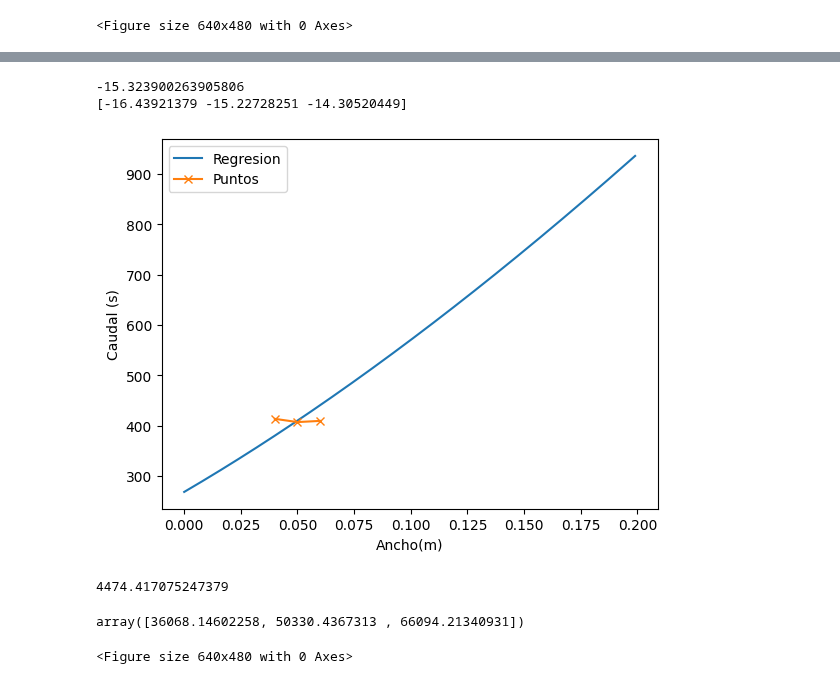
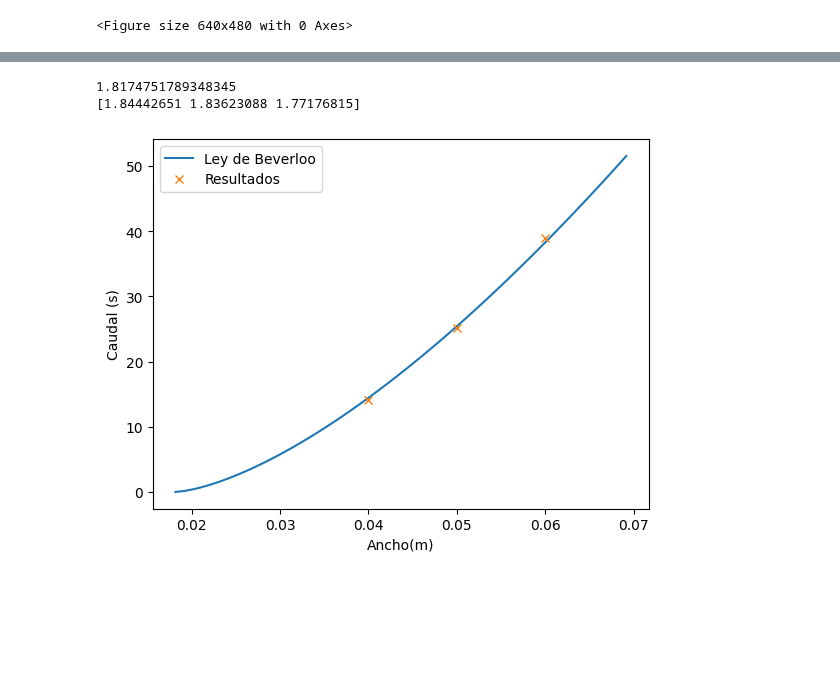
Before and after one commit to shadad00/Simulacion-de-sistemas, a Jupyter notebook: notebooks/TP5.ipynb, the cells around one changed output, grey strips where cells are left out. Cells and saved outputs as stored; diff of their text form; code cells hidden in the pictures; blank space fills up the shorter version.

```diff
--- a/notebooks/TP5.ipynb
+++ b/notebooks/TP5.ipynb
@@ -126,7 +124,7 @@ plot_discharge_line()
 # %%
 def get_caudal_by_gap():
     path = f"{BASE_PATH}/"
-    gaps = [4, 5, 6]
+    gaps = [0.04, 0.05, 0.06]
     caudales = []
     result = {}
     result_map = {}
@@ -141,7 +139,7 @@ def get_caudal_by_gap():
     result["q"] = caudales
 
 
-    # plot_map("fluxVsAncho.png", result_map, "Ancho(cm)", "Caudal(s)", False)
+    plot_map("fluxVsAncho.png", result_map, "Ancho(cm)", "Caudal(s)", False)
 
     return result
 # %%
@@ -174,13 +156,13 @@ def linear_func(d, c):
 def plot_beverloo(points,c):
     B = (200 /(0.7 * 0.2)) * np.sqrt(9.81)
     r = 0.01
-    x = np.arange(0, 0.2, 0.001)
+    x = np.arange(c*r, 0.07, 0.001)
     y = B * ((x-c*r)**1.5)
     x_p = [p[0] for p in points]
     y_p = [p[1] for p in points]
 
-    plt.plot(x,y, label='Regresion')
-    plt.plot(x_p, y_p, marker='x', label='Puntos')
+    plt.plot(x,y, label='Ley de Beverloo')
+    plt.plot(x_p, y_p, marker='x', linestyle='None',label='Resultados')
     plt.xlabel('Ancho(m)')
     plt.ylabel('Caudal (s)')
     # plot(points)
@@ -189,41 +171,26 @@ def plot_beverloo(points,c):
 # %%
 dictio = get_caudal_by_gap()
 D = dictio["d"]
 Q = dictio["q"]
-D = np.array(D)/100 #pasando a centimetros
+D = np.array(D) #pasando a centimetros
 B = (200 /(0.7 * 0.2)) * np.sqrt(9.81)
 Q_despejado = np.exp((np.log(Q/B))/(1.5))
 
 popt, _ = curve_fit(linear_func, D, Q_despejado)
 b_opt = popt[0] # c que aproxima.
 print(b_opt)
 c_despejado = (D - Q_despejado)/(0.01)
 print(c_despejado)
 
 points = []
 for d,q in zip(D,Q):
     points.append((d,q))
 
 plot_beverloo(points,b_opt)
 # %% [output]
--15.323900263905806
-[-16.43921379 -15.22728251 -14.30520449]
+1.8174751789348345
+[1.84442651 1.83623088 1.77176815]
-[figure, old version]
+[figure, new version]
-# %%
-dictio = get_caudal_by_gap()
-B = (200 /(0.7 * 0.2)) * np.sqrt(9.81)
-print(B)
-R = 0.01
-# for items in dictio.items():
-#     print(items)
-bev = estimate_beverloo_constant(dictio)
-
-predicted_Q = B * (dictio["d"] - bev * R) ** 1.5
-predicted_Q
-# %% [output]
-4474.417075247379
-array([36068.14602258, 50330.4367313 , 66094.21340931])
-<Figure size 640x480 with 0 Axes>
 # %%
 # time_delta = 1
 # time_bins = np.arange(0, 10, time_delta)
```
Also changed, not shown: parts of 5 cells of this notebook, 2 other files.
